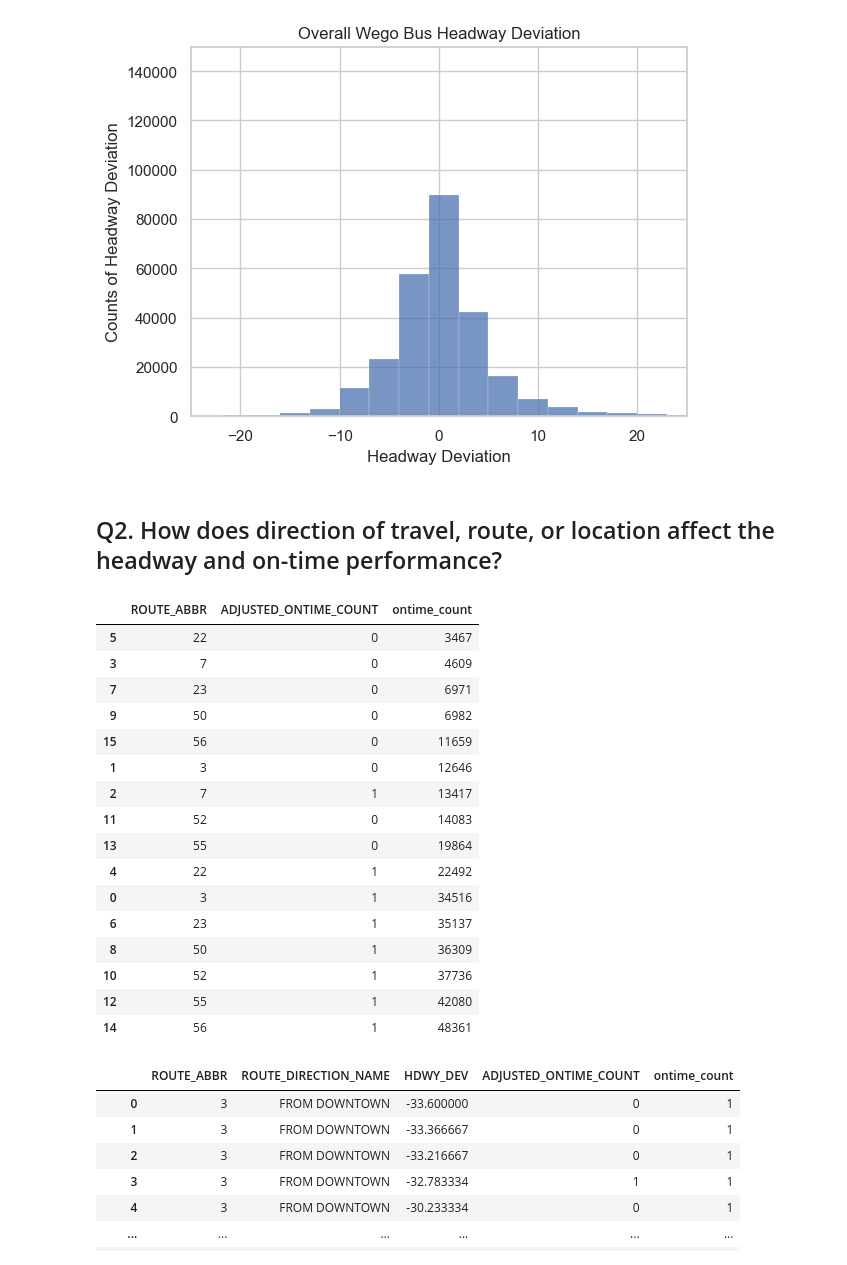
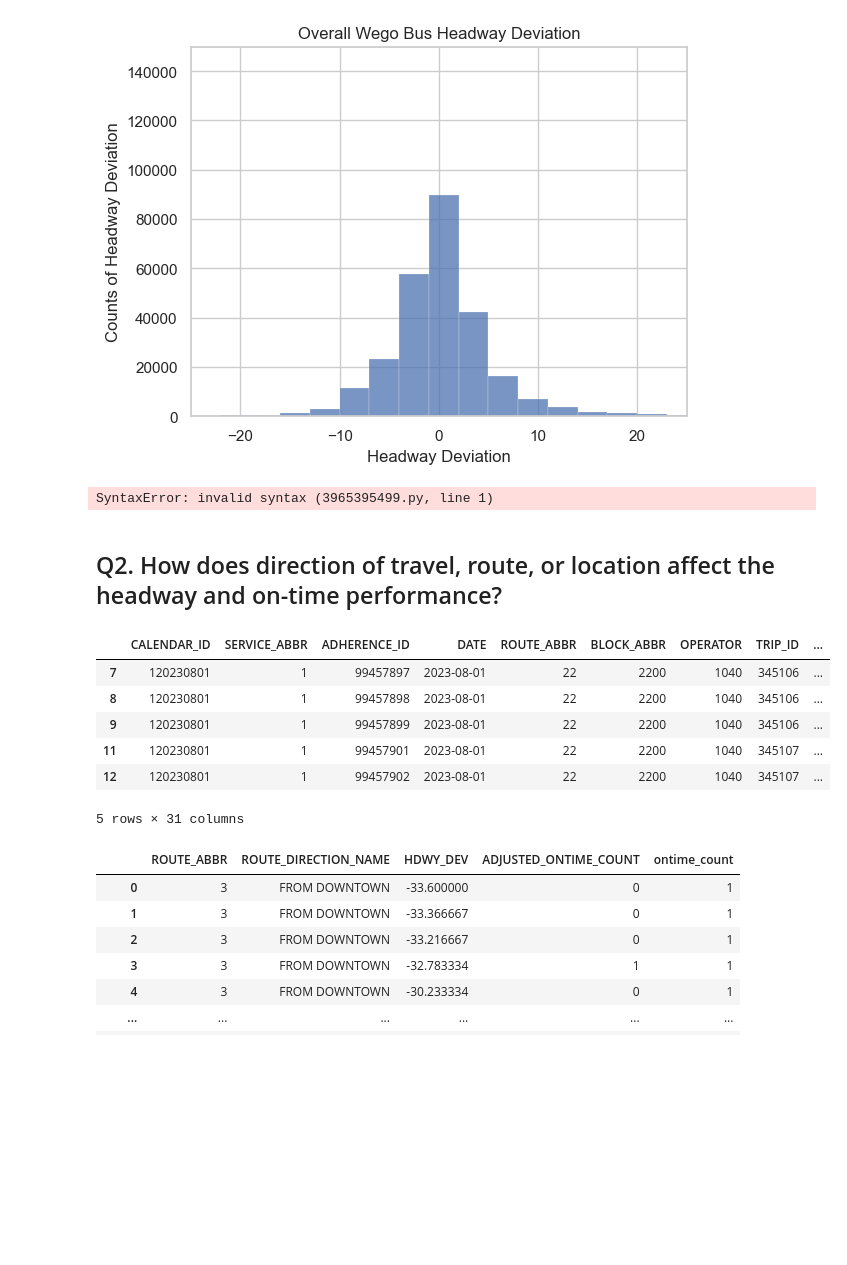
Before and after one commit to NSS-Data-Analytics-Cohort-11/wego-new-california-republic, a Jupyter notebook: notebooks/Untitled.ipynb, the cells around one changed output. Cells and saved outputs as stored; diff of their text form; code cells hidden in the pictures; blank space fills up the shorter version.

```diff
--- a/notebooks/Untitled.ipynb
+++ b/notebooks/Untitled.ipynb
@@ -88,3 +95,8 @@ PREV_SCHED_STOP_CANCELLED
 0.0    275746
 1.0      4254
 Name: count, dtype: int64
+# %%
+wegodf['hdwy_dev_pct'] = (wegodf['HDWY_DEV']/wegodf['SCHEDULED_HDWY'])*100
+# %%
+wegodf = wegodf.dropna(subset=['hdwy_dev_pct'])
+wegodf.head()
@@ -178,31 +249,24 @@ plt.title("Overall Wego Bus Headway Deviation")
 plt.show()
 # %% [output]
 [figure]
+# %%
+no_sched_stop = wegodf.query('PREV_SCHED_STOP_CANCELLED == 1.0') no_sched_stop = wegodf[~(wegodf['PREV_SCHED_STOP_CANCELLED'] ==1.0)] no_sched_stop
+# %% [output]
+SyntaxError: invalid syntax (3965395499.py, line 1)
 # %% [markdown]
 ## Q2. How does direction of travel, route, or location affect the headway and on-time performance?
 # %%
-wegodf[['ROUTE_ABBR', 'ADJUSTED_ONTIME_COUNT']].groupby(['ROUTE_ABBR'])['ADJUSTED_ONTIME_COUNT']\
-                                                        .value_counts()\
-                                                        .reset_index(name = 'ontime_count')\
-                                                        .sort_values(['ontime_count'])
+#Headway deviation percentage as per read me file
+wegodf['hdwy_dev_pct'] = (wegodf['HDWY_DEV']/wegodf['SCHEDULED_HDWY'])*100
+wegodf.head()
 # %% [output]
-|  | ROUTE_ABBR | ADJUSTED_ONTIME_COUNT | ontime_count |
-| 5 | 22 | 0 | 3467 |
-| 3 | 7 | 0 | 4609 |
-| 7 | 23 | 0 | 6971 |
-| 9 | 50 | 0 | 6982 |
-| 15 | 56 | 0 | 11659 |
-| 1 | 3 | 0 | 12646 |
-| 2 | 7 | 1 | 13417 |
-| 11 | 52 | 0 | 14083 |
-| 13 | 55 | 0 | 19864 |
-| 4 | 22 | 1 | 22492 |
-| 0 | 3 | 1 | 34516 |
-| 6 | 23 | 1 | 35137 |
-| 8 | 50 | 1 | 36309 |
-| 10 | 52 | 1 | 37736 |
-| 12 | 55 | 1 | 42080 |
-| 14 | 56 | 1 | 48361 |
+|  | CALENDAR_ID | SERVICE_ABBR | ADHERENCE_ID | DATE | ROUTE_ABBR | BLOCK_ABBR | OPERATOR | TRIP_ID | ... |
+| 7 | 120230801 | 1 | 99457897 | 2023-08-01 | 22 | 2200 | 1040 | 345106 | ... |
+| 8 | 120230801 | 1 | 99457898 | 2023-08-01 | 22 | 2200 | 1040 | 345106 | ... |
+| 9 | 120230801 | 1 | 99457899 | 2023-08-01 | 22 | 2200 | 1040 | 345106 | ... |
+| 11 | 120230801 | 1 | 99457901 | 2023-08-01 | 22 | 2200 | 1040 | 345107 | ... |
+| 12 | 120230801 | 1 | 99457902 | 2023-08-01 | 22 | 2200 | 1040 | 345107 | ... |
+5 rows × 31 columns
 # %%
 wegodf[['ROUTE_ABBR', 'ROUTE_DIRECTION_NAME', 'ADJUSTED_ONTIME_COUNT', 'HDWY_DEV']].groupby(['ROUTE_ABBR','ROUTE_DIRECTION_NAME','HDWY_DEV'])['ADJUSTED_ONTIME_COUNT']\
                                                         .value_counts()\
```
Also changed, not shown: parts of 51 cells of this notebook.
